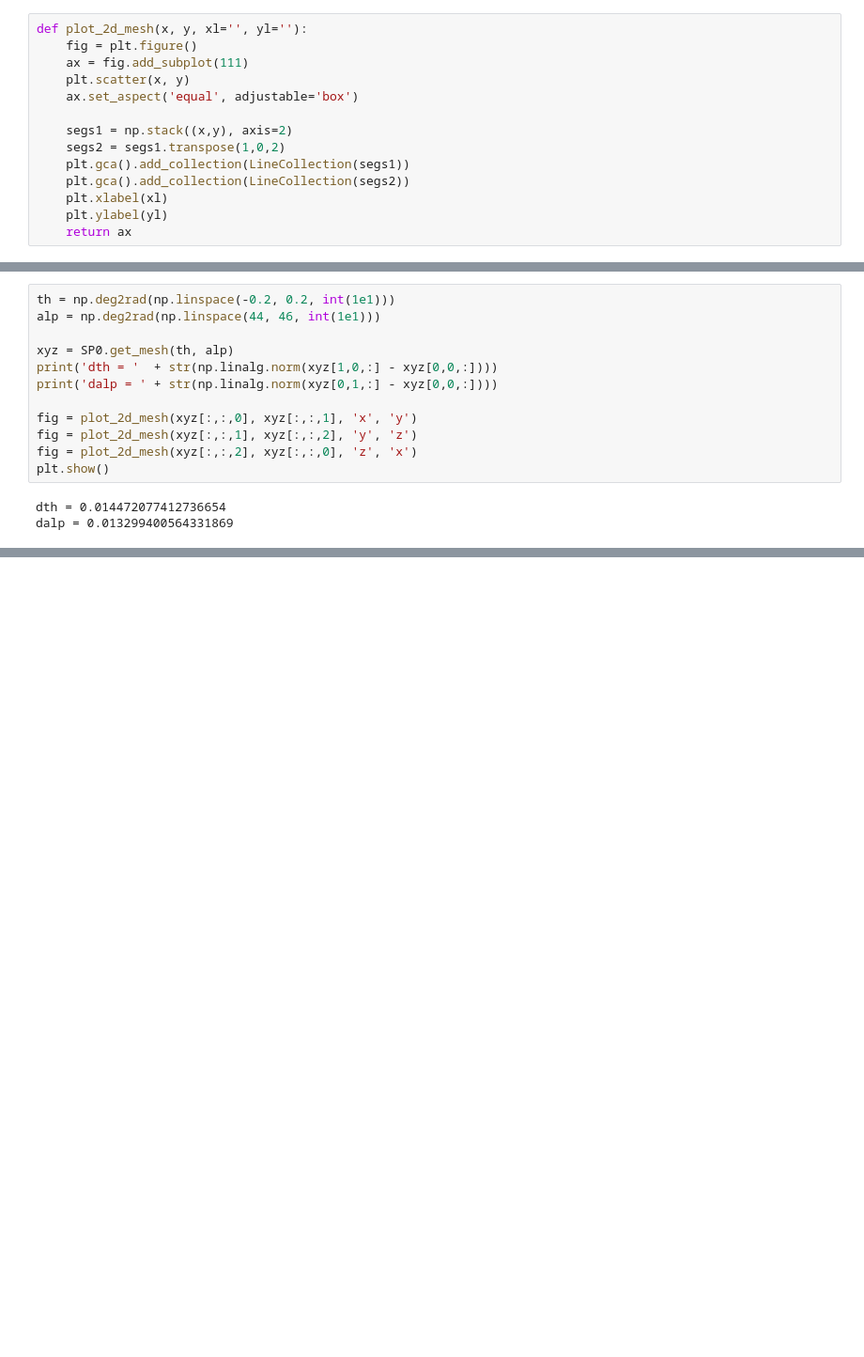
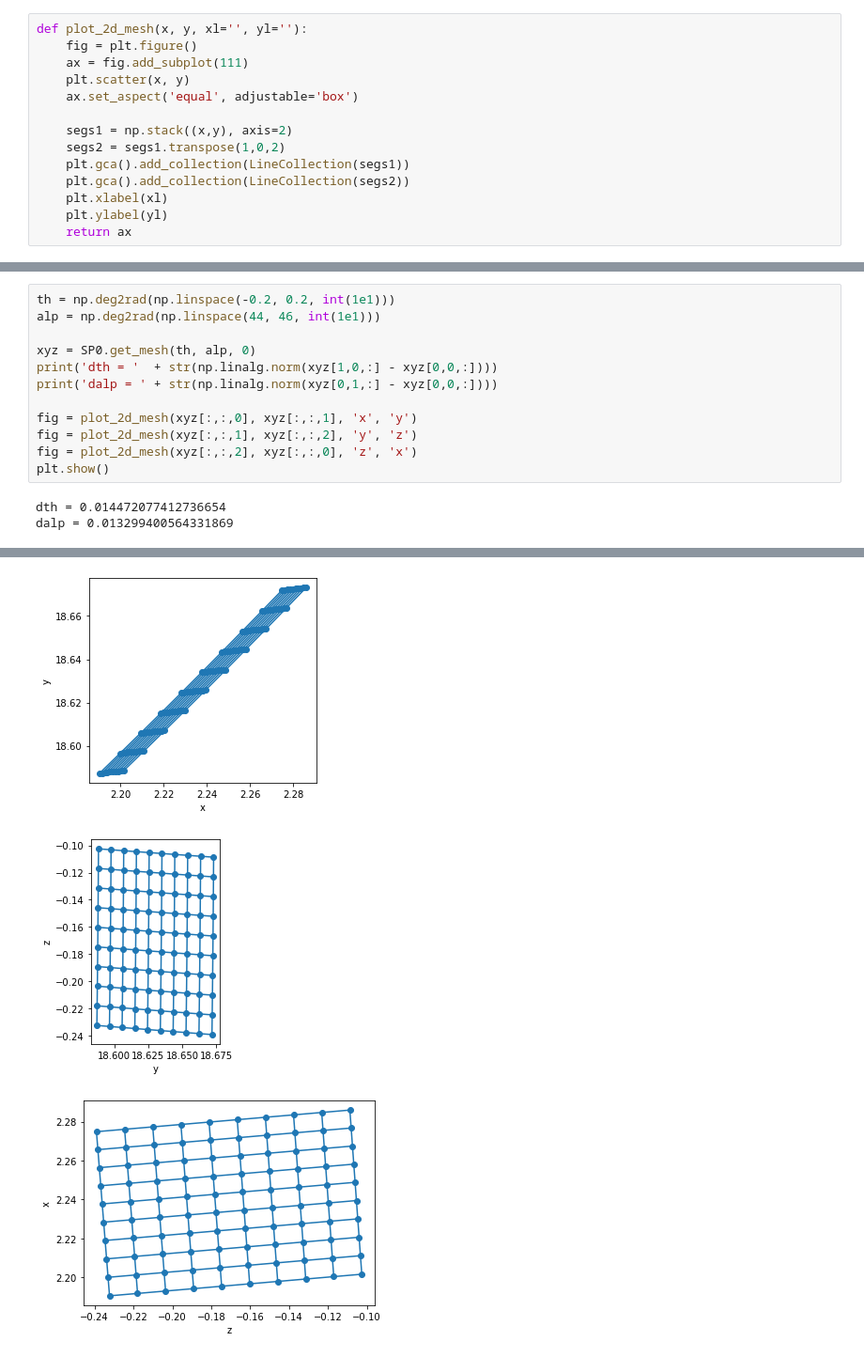
Before and after one commit to CurryMultiSci/Ballscrew-ElasticShaft-withCoulomb, a Jupyter notebook: _3_Friction_between_ball_and_spiral/_3_1_Contact_with_Spiral_Torus/index.ipynb, the cells around one changed output, grey strips where cells are left out. Shown at 94% size. Cells and saved outputs as stored; diff of their text form; blank space fills up the shorter version.

```diff
--- a/_3_Friction_between_ball_and_spiral/_3_1_Contact_with_Spiral_Torus/index.ipynb
+++ b/_3_Friction_between_ball_and_spiral/_3_1_Contact_with_Spiral_Torus/index.ipynb
@@ -54,7 +72,7 @@ plt.show()
 th = np.deg2rad(np.linspace(-0.2, 0.2, int(1e1)))
 alp = np.deg2rad(np.linspace(44, 46, int(1e1)))
 
-xyz = SP0.get_mesh(th, alp)
+xyz = SP0.get_mesh(th, alp, 0)
 print('dth = '  + str(np.linalg.norm(xyz[1,0,:] - xyz[0,0,:])))
 print('dalp = ' + str(np.linalg.norm(xyz[0,1,:] - xyz[0,0,:])))
 
@@ -71,3 +86,6 @@ dalp = 0.013299400564331869
+[figure, added]
+[figure, added]
+[figure, added]
 # %%
 th = np.deg2rad(np.linspace(-0.2, 0.2, int(1e2)))
 alp = np.deg2rad(np.linspace(44, 46, int(1e2)))
```
Also changed, not shown: parts of 11 cells of this notebook, 1 other file.
